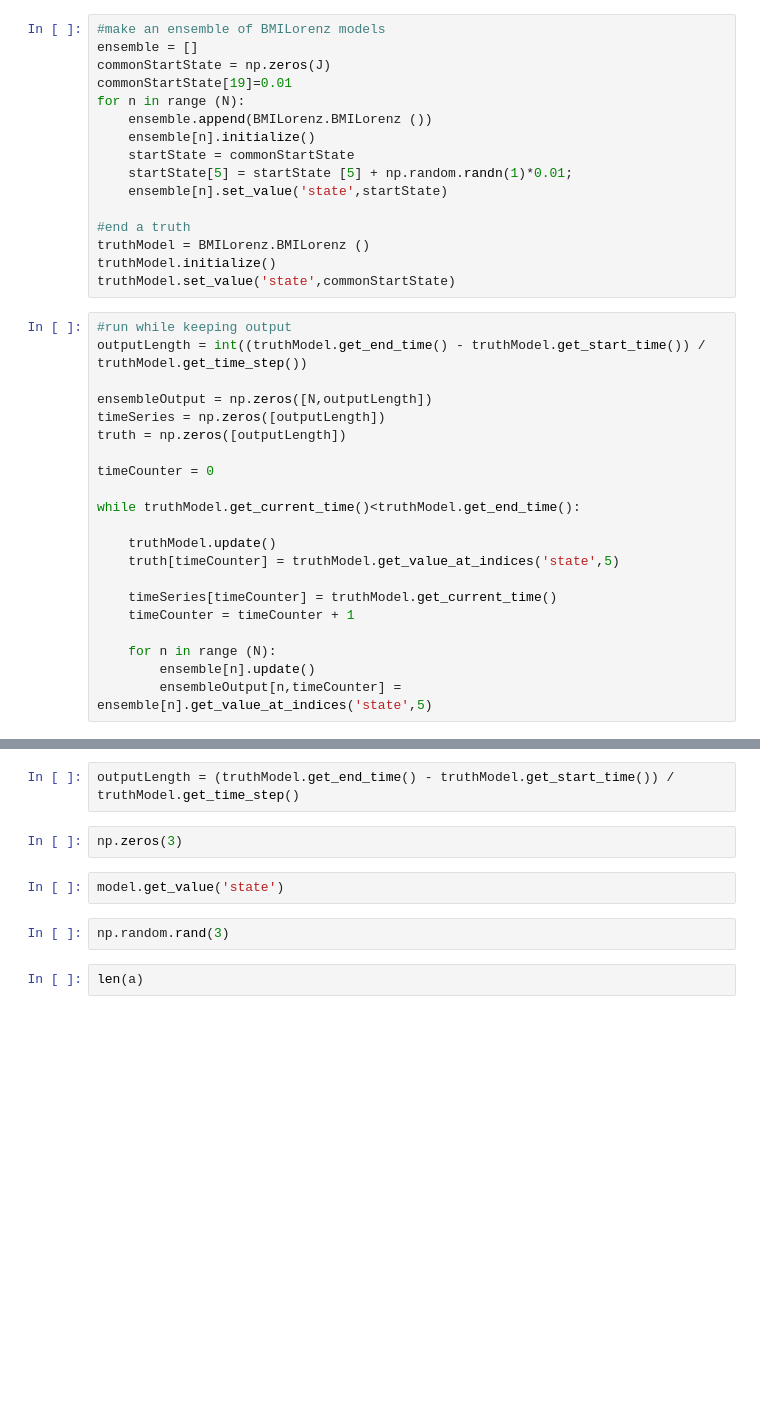
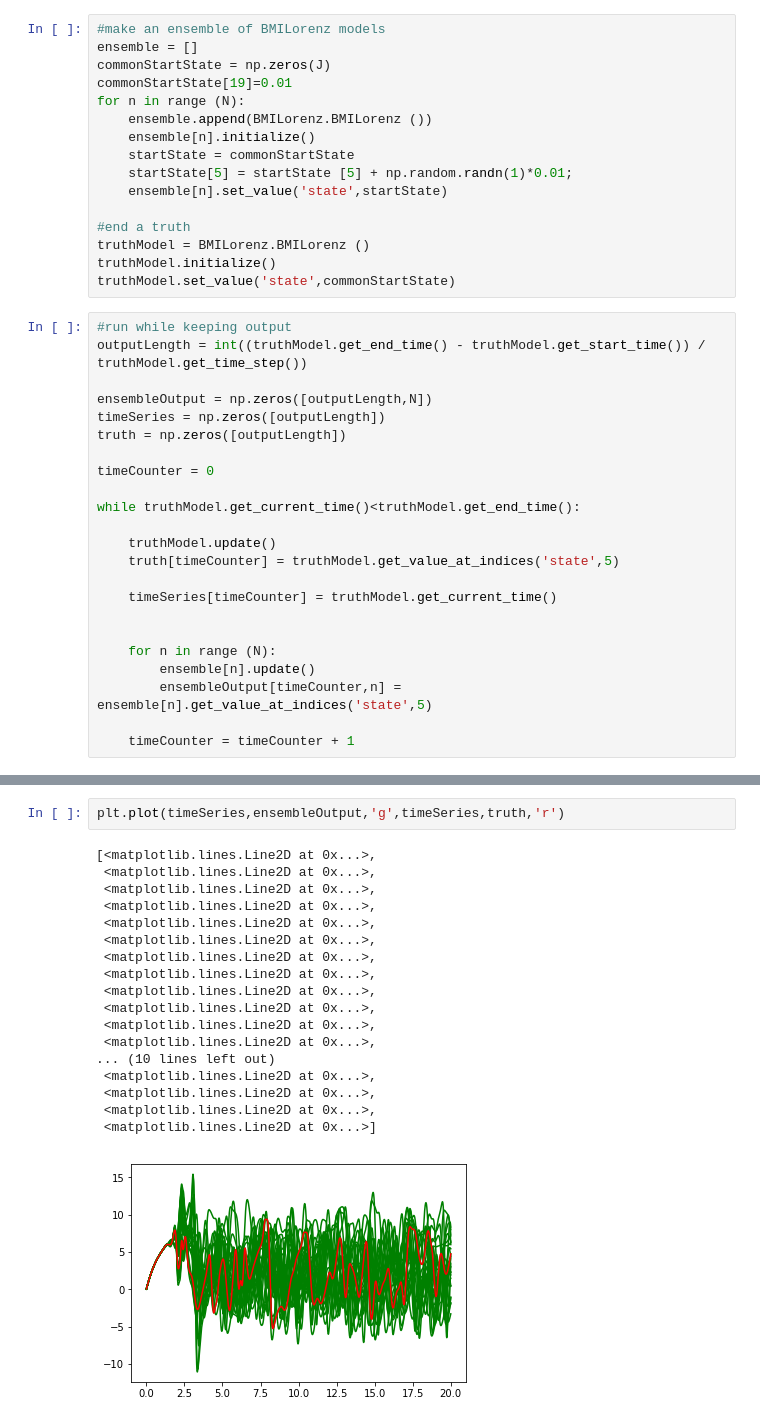
Before and after one commit to eWaterCycle/streamingDataAssimilation, a Jupyter notebook: Lorenz 96 model ensemble demonstration.ipynb, the cells around one changed output, grey strips where cells are left out. Cells and saved outputs as stored; diff of their text form; blank space fills up the shorter version.

```diff
--- a/Lorenz 96 model ensemble demonstration.ipynb
+++ b/Lorenz 96 model ensemble demonstration.ipynb
@@ -28,7 +28,7 @@ truthModel.set_value('state',commonStartState)
 #run while keeping output
 outputLength = int((truthModel.get_end_time() - truthModel.get_start_time()) / truthModel.get_time_step())
 
-ensembleOutput = np.zeros([N,outputLength])
+ensembleOutput = np.zeros([outputLength,N])
 timeSeries = np.zeros([outputLength])
 truth = np.zeros([outputLength])
 
@@ -40,8 +40,10 @@ while truthModel.get_current_time()<truthModel.get_end_time():
     truth[timeCounter] = truthModel.get_value_at_indices('state',5)
 
     timeSeries[timeCounter] = truthModel.get_current_time()
-    timeCounter = timeCounter + 1
+
 
     for n in range (N):
         ensemble[n].update()
-        ensembleOutput[n,timeCounter] = ensemble[n].get_value_at_indices('state',5)
+        ensembleOutput[timeCounter,n] = ensemble[n].get_value_at_indices('state',5)
+
+    timeCounter = timeCounter + 1
@@ -52,10 +50,21 @@ len(timeSeries)
-# %%
-outputLength = (truthModel.get_end_time() - truthModel.get_start_time()) / truthModel.get_time_step()
-# %%
-np.zeros(3)
-# %%
-model.get_value('state')
-# %%
-np.random.rand(3)
-# %%
-len(a)
+# %%
+plt.plot(timeSeries,ensembleOutput,'g',timeSeries,truth,'r')
+# %% [output]
+[<matplotlib.lines.Line2D at 0x...>,
+ <matplotlib.lines.Line2D at 0x...>,
+ <matplotlib.lines.Line2D at 0x...>,
+ <matplotlib.lines.Line2D at 0x...>,
+ <matplotlib.lines.Line2D at 0x...>,
+ <matplotlib.lines.Line2D at 0x...>,
+ <matplotlib.lines.Line2D at 0x...>,
+ <matplotlib.lines.Line2D at 0x...>,
+ <matplotlib.lines.Line2D at 0x...>,
+ <matplotlib.lines.Line2D at 0x...>,
+ <matplotlib.lines.Line2D at 0x...>,
+ <matplotlib.lines.Line2D at 0x...>,
+... (10 lines left out)
+ <matplotlib.lines.Line2D at 0x...>,
+ <matplotlib.lines.Line2D at 0x...>,
+ <matplotlib.lines.Line2D at 0x...>,
+ <matplotlib.lines.Line2D at 0x...>]
+[figure, added]
```
Also changed, not shown: parts of 2 cells of this notebook.
